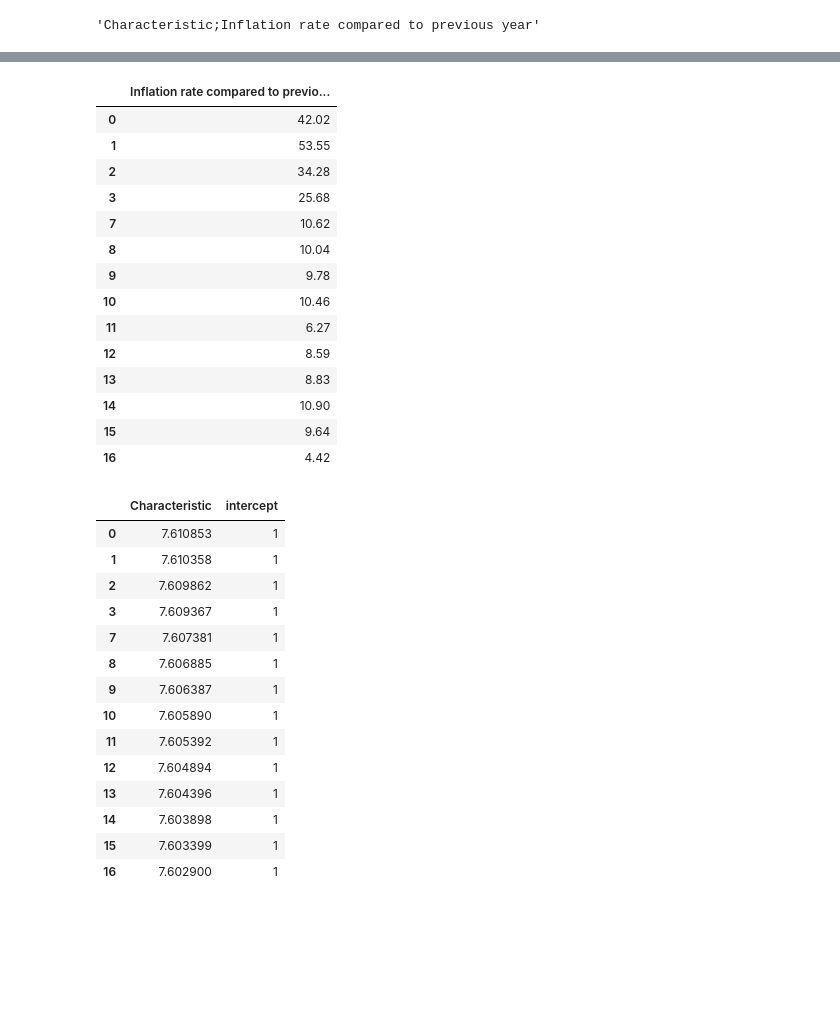
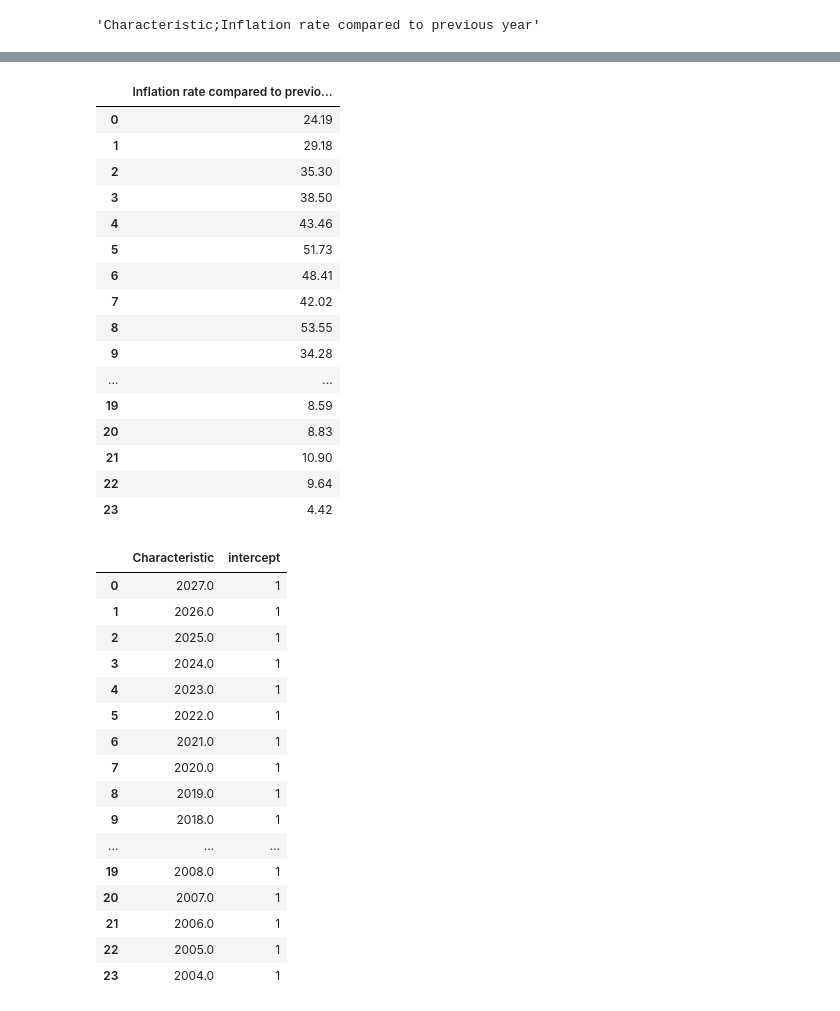
Before and after one commit to jjo206/sok-1005-v22, a Jupyter notebook: Mappeoppgave5.ipynb, the cells around one changed output, grey strips where cells are left out. Cells and saved outputs as stored; diff of their text form; code cells hidden in the pictures; blank space fills up the shorter version.

```diff
--- a/Mappeoppgave5.ipynb
+++ b/Mappeoppgave5.ipynb
@@ -102,5 +102,5 @@ Inflasjon
 # %%
-Inflasjon.drop([4,5,6], axis=0, inplace=True)
+Inflasjon.drop([11,12,13], axis=0, inplace=True)
 Inflasjon
 # %% [output]
 |  | Characteristic | Inflation rate compared to previo... |
@@ -146,40 +148,44 @@ y=Inflasjon['Inflation rate compared to previous year']
 pd.DataFrame(y)
 # %% [output]
 |  | Inflation rate compared to previo... |
-| 0 | 42.02 |
-| 1 | 53.55 |
-| 2 | 34.28 |
-| 3 | 25.68 |
-| 7 | 10.62 |
-| 8 | 10.04 |
-| 9 | 9.78 |
-| 10 | 10.46 |
-| 11 | 6.27 |
-| 12 | 8.59 |
-| 13 | 8.83 |
-| 14 | 10.90 |
-| 15 | 9.64 |
-| 16 | 4.42 |
+| 0 | 24.19 |
+| 1 | 29.18 |
+| 2 | 35.30 |
+| 3 | 38.50 |
+| 4 | 43.46 |
+| 5 | 51.73 |
+| 6 | 48.41 |
+| 7 | 42.02 |
+| 8 | 53.55 |
+| 9 | 34.28 |
+| ... | ... |
+| 19 | 8.59 |
+| 20 | 8.83 |
+| 21 | 10.90 |
+| 22 | 9.64 |
+| 23 | 4.42 |
 # %%
-x=pd.DataFrame(np.log(Inflasjon['Characteristic']))
+x=pd.DataFrame(Inflasjon['Characteristic'])
 x['intercept']=1
 x
 # %% [output]
 |  | Characteristic | intercept |
-| 0 | 7.610853 | 1 |
-| 1 | 7.610358 | 1 |
-| 2 | 7.609862 | 1 |
-| 3 | 7.609367 | 1 |
-| 7 | 7.607381 | 1 |
-| 8 | 7.606885 | 1 |
-| 9 | 7.606387 | 1 |
-| 10 | 7.605890 | 1 |
-| 11 | 7.605392 | 1 |
-| 12 | 7.604894 | 1 |
-| 13 | 7.604396 | 1 |
-| 14 | 7.603898 | 1 |
-| 15 | 7.603399 | 1 |
-| 16 | 7.602900 | 1 |
+| 0 | 2027.0 | 1 |
+| 1 | 2026.0 | 1 |
+| 2 | 2025.0 | 1 |
+| 3 | 2024.0 | 1 |
+| 4 | 2023.0 | 1 |
+| 5 | 2022.0 | 1 |
+| 6 | 2021.0 | 1 |
+| 7 | 2020.0 | 1 |
+| 8 | 2019.0 | 1 |
+| 9 | 2018.0 | 1 |
+| ... | ... | ... |
+| 19 | 2008.0 | 1 |
+| 20 | 2007.0 | 1 |
+| 21 | 2006.0 | 1 |
+| 22 | 2005.0 | 1 |
+| 23 | 2004.0 | 1 |
 # %%
 from statsmodels.regression.linear_model import OLS
 
```
Also changed, not shown: parts of 10 cells of this notebook, 1 other file.
